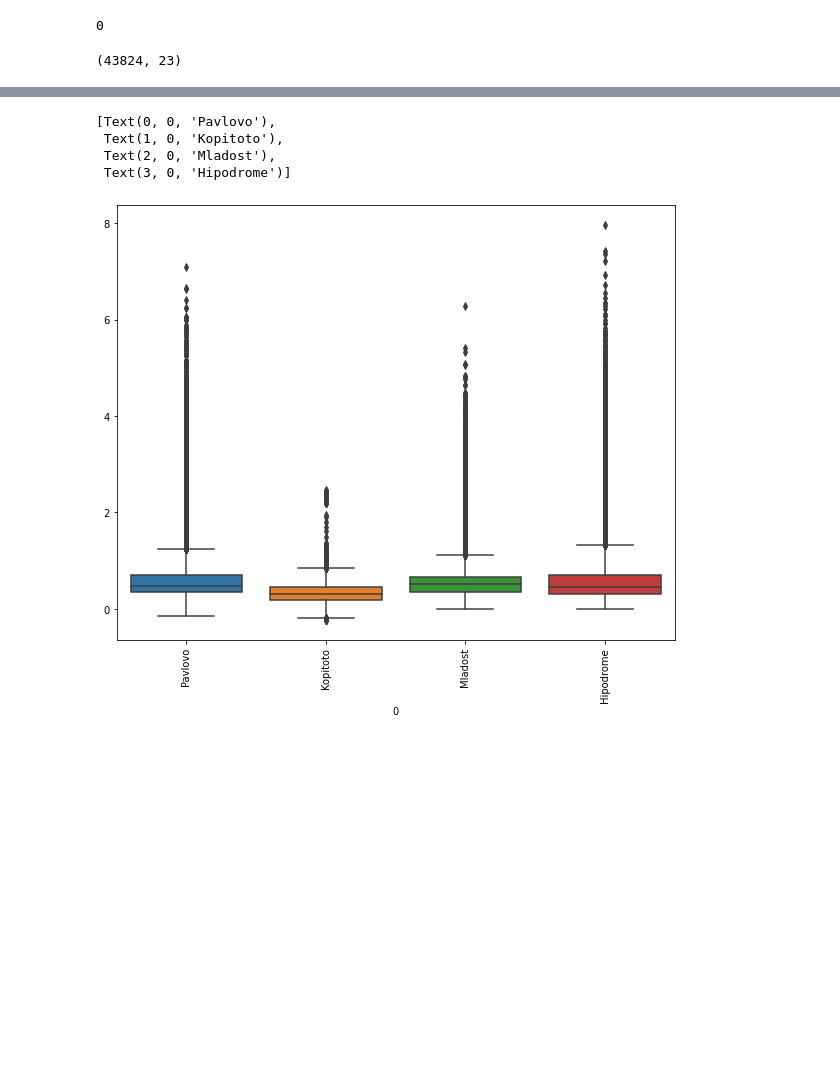
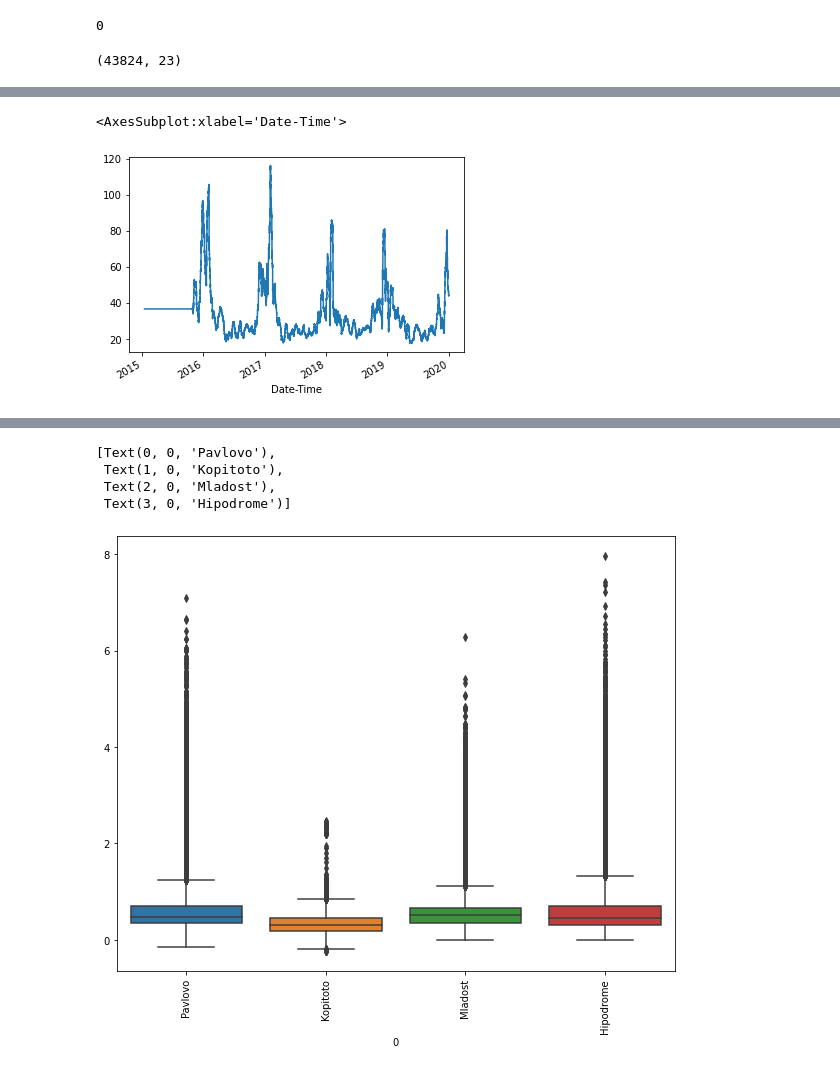
Before and after one commit to TsvetoslavVasev/BIgDataCourseProject, a Jupyter notebook: SofiaAirQuality.ipynb, the cells around one changed output, grey strips where cells are left out. Drawn from its saved outputs; the diff is of its cells as text; code cells hidden in the pictures; blank space fills up the shorter version.

```diff
--- a/SofiaAirQuality.ipynb
+++ b/SofiaAirQuality.ipynb
@@ -391,0 +398,5 @@ air_quality_df.to_csv('./datasets/clean-air-quality.csv', index = False)
+# %%
+date_indexed_air_quality['Mladost-FDP'].rolling(365).mean().plot()
+# %% [output]
+<AxesSubplot:xlabel='Date-Time'>
+[figure, added]
```
Also changed, not shown: parts of 6 cells of this notebook.
